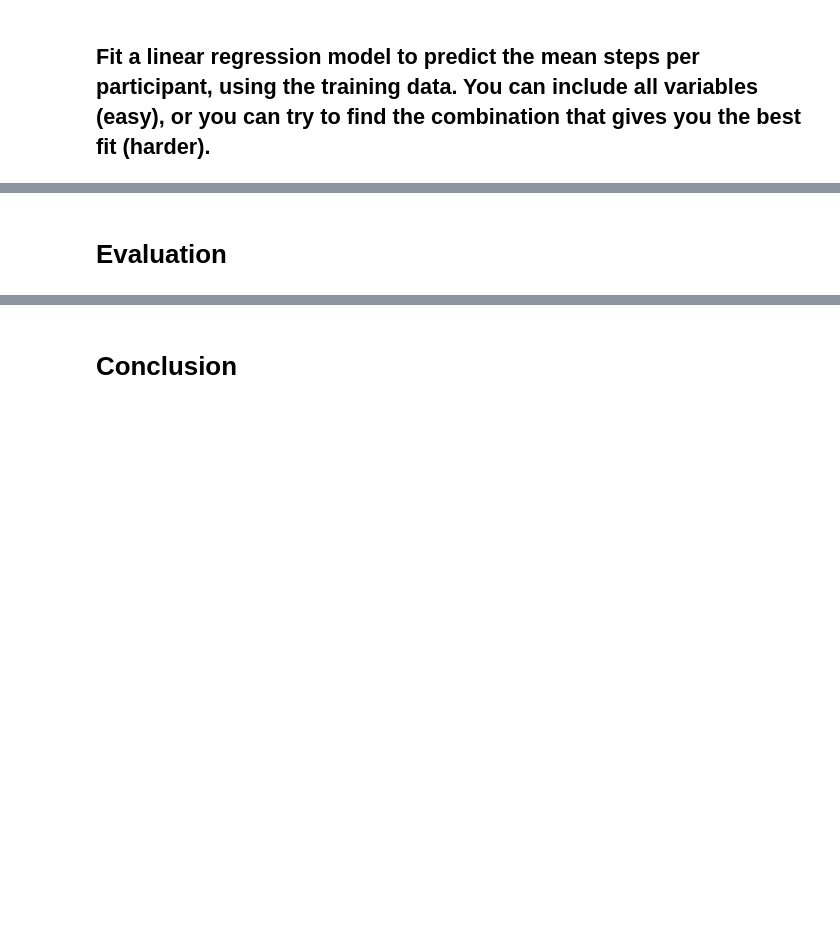
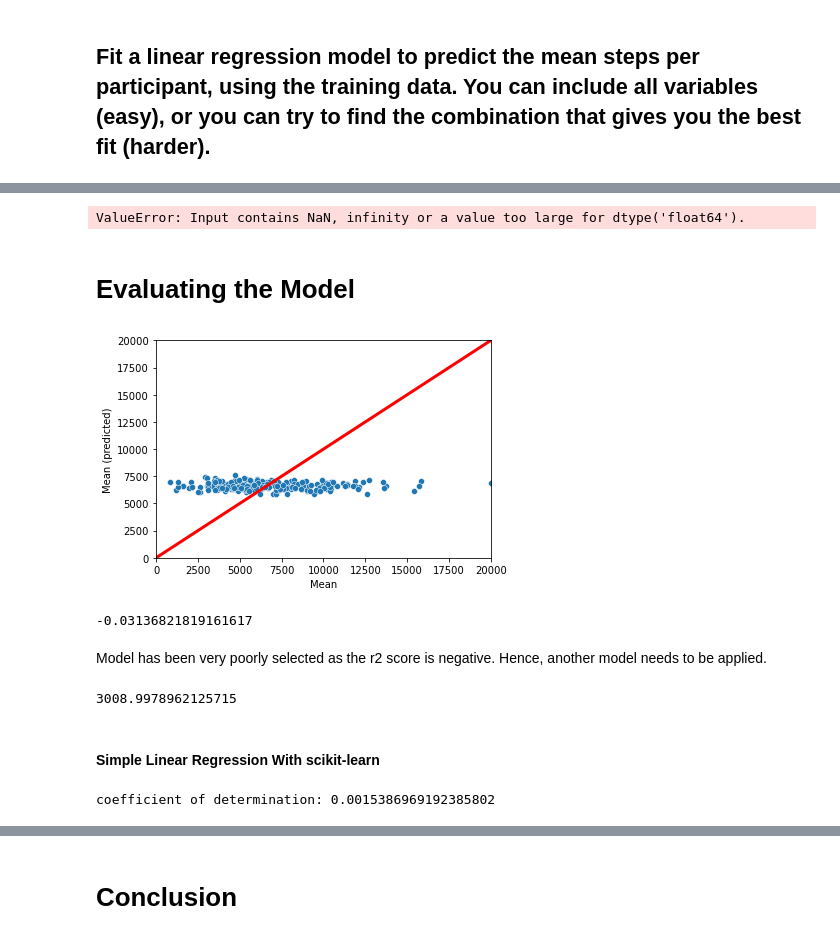
Before and after one commit to leab02/FML, a Jupyter notebook: Weekly assignment 3_linear regression.ipynb, the cells around one changed output, grey strips where cells are left out. Cells and saved outputs as stored; diff of their text form; code cells hidden in the pictures; blank space fills up the shorter version.

```diff
--- a/Weekly assignment 3_linear regression.ipynb
+++ b/Weekly assignment 3_linear regression.ipynb
@@ -210,3 +209,0 @@ ValueError: Found input variables with inconsistent numbers of samples: [927, 92
-# %%
-df['mean_p'] = lm.predict(x) #use built-in predict() method to generate predictions; store in original dataframe
-df.head(50)
@@ -216,0 +210,3 @@ math.sqrt(mean_squared_error(df['mean'], df['mean_p'])) #this gives the model fi
+# %%
+df1 = df[['id', 'height', 'weight', 'Female', 'mean']]
+df1 = df1.dropna() #get rid of rows with empty cells
@@ -217,2 +220,44 @@ math.sqrt(mean_squared_error(df['mean'], df['mean_p'])) #this gives the model fi
+# %%
+X = df1[['id', 'height', 'weight', 'Female']] #create the X matrix
+
+y = df1['mean'] #create the y-variable #this is the dependent variable
+
+X_train, X_test, y_train, y_test = train_test_split(X, y, test_size=None, random_state=50) #split the data, store it into different variables
+
+X_train.head() #show the head of the training set
+
+lm = LinearRegression() #this creates a new LR model
+lm.fit(X_train, y_train) #this "fits" the model on the training data
+# %% [output]
+ValueError: Input contains NaN, infinity or a value too large for dtype('float64').
+# %%
+y_test_p = lm.predict(X_test) #use built-in predict() method to generate predictions; store in original dataframe
 # %% [markdown]
-# Evaluation
+# Evaluating the Model
+# %%
+sns.scatterplot(x=y_test,y=y_test_p)
+plt.xlim(0, 20000) #This sets the x-axis limits to (0, 5e10 = 140000000000)
+plt.ylim(0, 20000) #Ditto for y-axis. I want both axes to have the same length, so we can compare them
+plt.plot([0, 1.5e6], [0, 1.5e6], color='red', lw=3) #This draws the straight red line, you can leave this out if you wish
+plt.xlabel('Mean')
+plt.ylabel('Mean (predicted)')
+plt.show()
+# %% [output]
+[figure, added]
+# %%
+r2_score(y_test, y_test_p)
+# %% [output]
+-0.03136821819161617
+# %% [markdown]
+Model has been very poorly selected as the r2 score is negative. Hence, another model needs to be applied.
+# %%
+math.sqrt(mean_squared_error(y_test, y_test_p)) #this gives the model fit (R2) for the Y and predicted Y
+# %% [output]
+3008.9978962125715
+# %% [markdown]
+#### Simple Linear Regression With scikit-learn
+# %%
+r_sq = lm.score(X, y)
+print('coefficient of determination:', r_sq)
+# %% [output]
+coefficient of determination: 0.0015386969192385802
```
Also changed, not shown: parts of 30 cells of this notebook.
